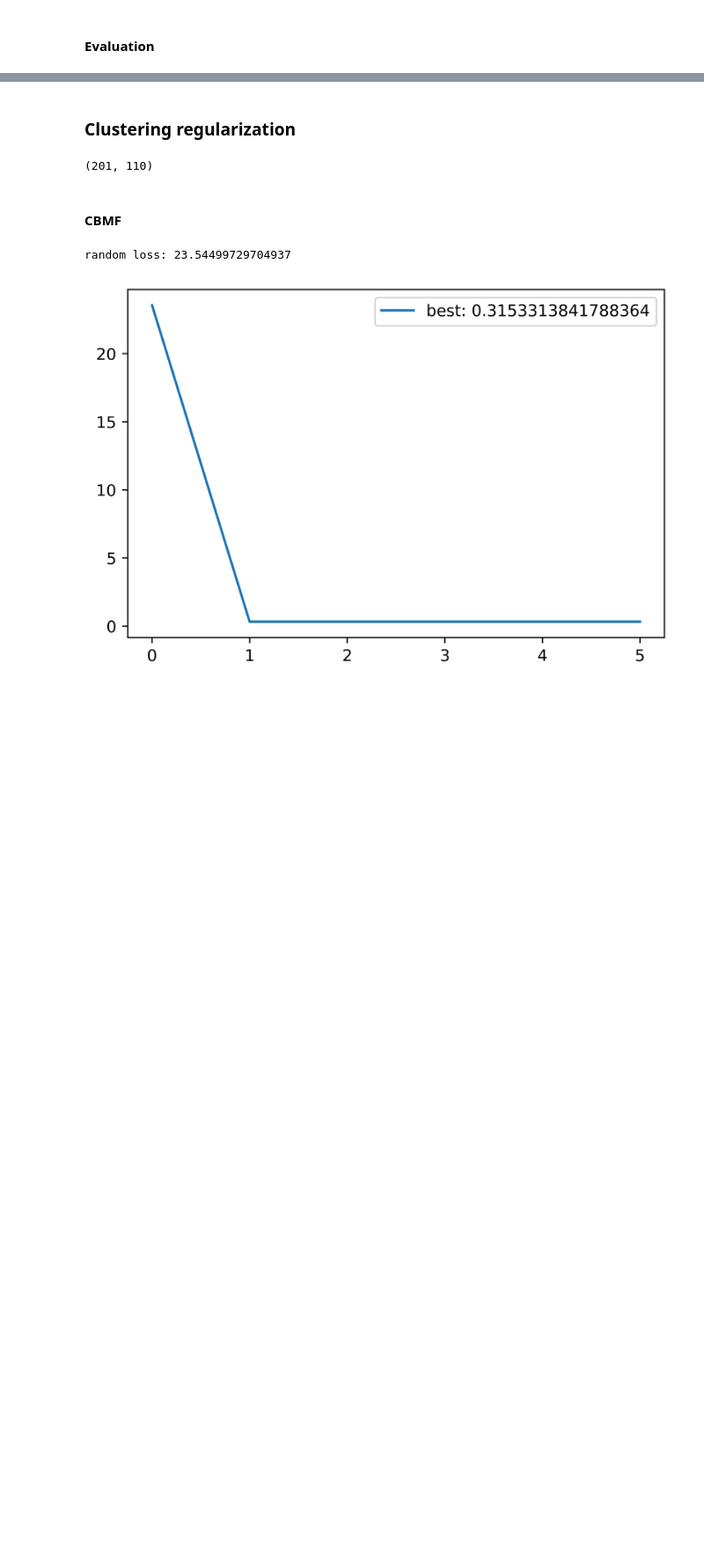
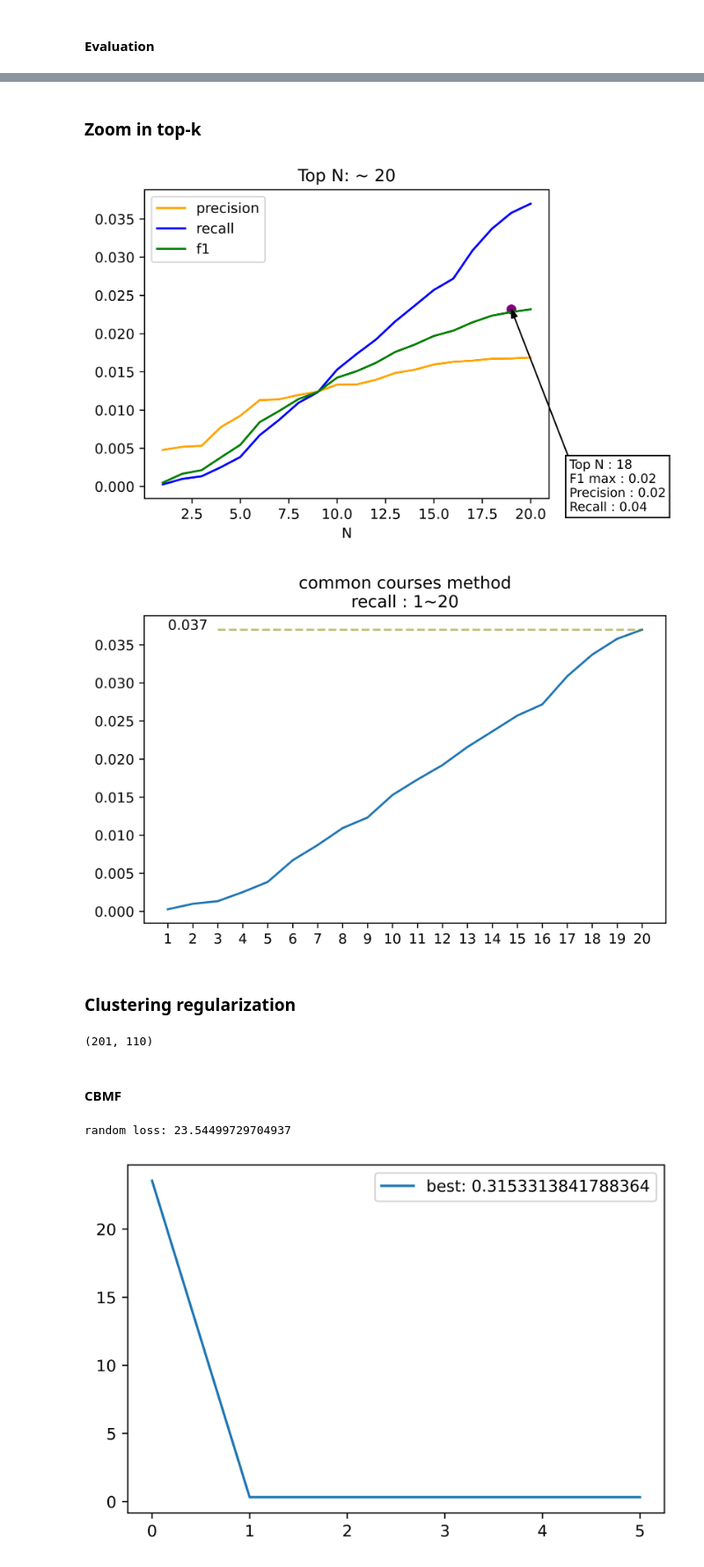
Before and after one commit to yls108u/Library_recommendation_system, a Jupyter notebook: recommendation.ipynb, the cells around one changed output, grey strips where cells are left out. Shown at 88% size. Saved outputs shown, nothing was run; the diff lists cells and outputs as text; code cells hidden in the pictures; blank space fills up the shorter version.

```diff
--- a/recommendation.ipynb
+++ b/recommendation.ipynb
@@ -395,3 +336,20 @@ ROC : result/CBMF/nonclustering/metrics/ROC.jpg
+# %% [markdown]
+### Zoom in top-k
+# %%
+topk = 20
+metrics = loadjson(
+    os.path.join(
+        cbmf_savepath,"nonclustering","metrics","metrics.json"
+    )
+)
+zoom_in_topK(
+    metrics=metrics,topk=topk,
+    savepath=os.path.join(cbmf_savepath,"nonclustering","metrics"),
+    showinline=True
+)
+# %% [output]
+[figure, added]
+[figure, added]
 # %% [markdown]
 ### Clustering regularization
 # %%
```
Also changed, not shown: parts of 34 cells of this notebook, 5 other files.
